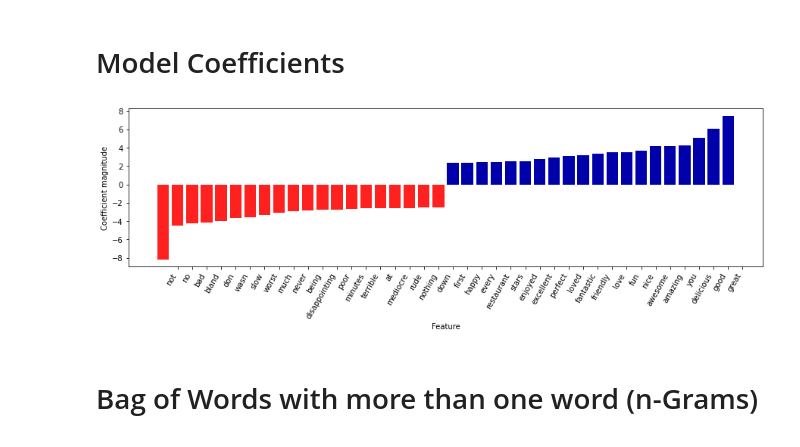
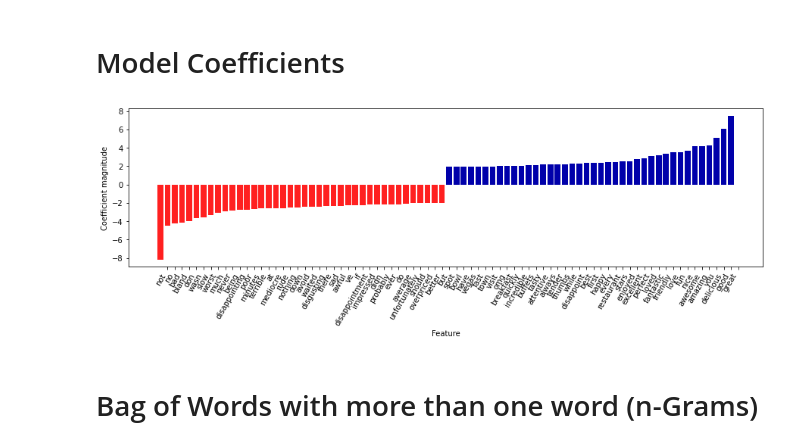
Before and after one commit to jennamurphymcad/Final-Project, a Jupyter notebook: Yelp/Yelp_Count.ipynb, the cells around one changed output. Drawn from its saved outputs; the diff is of its cells as text; code cells hidden in the pictures.

```diff
--- a/Yelp/Yelp_Count.ipynb
+++ b/Yelp/Yelp_Count.ipynb
@@ -148,7 +148,7 @@ Mean cross-validation accuracy: 0.811
 Reasonable performance for a balanced binary classification task. Try tuning regularization paramenter C to improve result.
 # %%
 from sklearn.model_selection import GridSearchCV
-param_grid = {"C":[0.001, 0.01, 0.1, 1, 10]}
+param_grid = {"C":[0.001, 0.01, 0.1, 1, 10, 30]}
 grid = GridSearchCV(model, param_grid, cv=5)
 grid.fit(X_train_vect, y_train)
 print("Best cross-validation score: {:.3f}".format(grid.best_score_))
@@ -313,9 +313,9 @@ Features with lowest idf:
 # %%
 import mglearn
 mglearn.tools.visualize_coefficients(grid.best_estimator_.named_steps["logisticregression"]
-    .coef_, feature_names, n_top_features=20)
+    .coef_, feature_names, n_top_features=40)
 # %% [output]
-[figure, old version]
+[figure, new version]
 # %% [markdown]
 # Bag of Words with more than one word (n-Grams)
 # %% [markdown]
```
Also changed, not shown: parts of 19 cells of this notebook, 4 other files.
